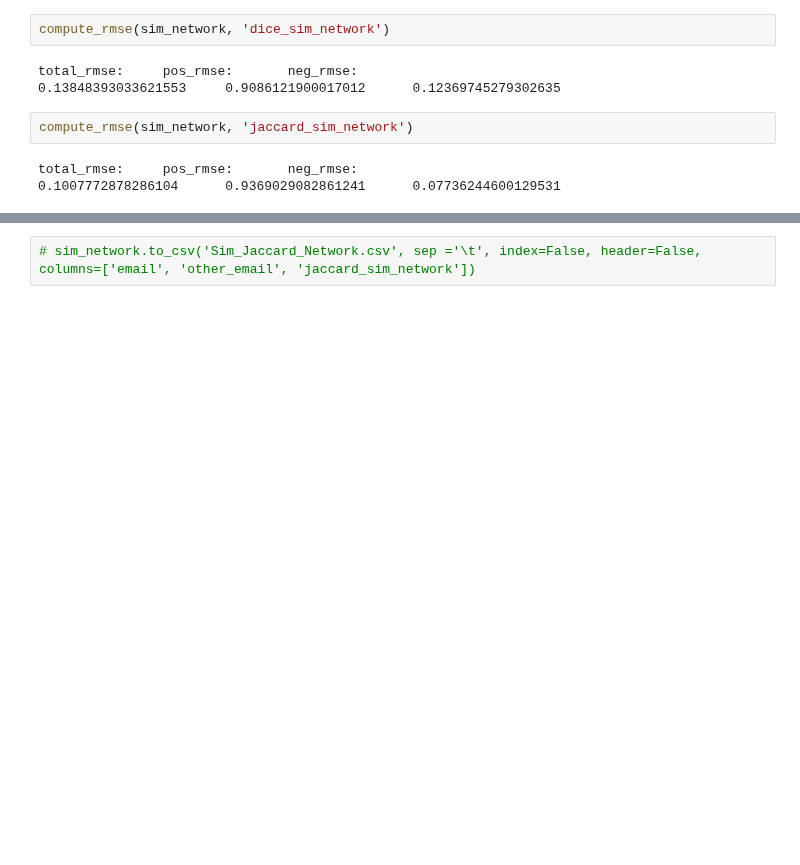
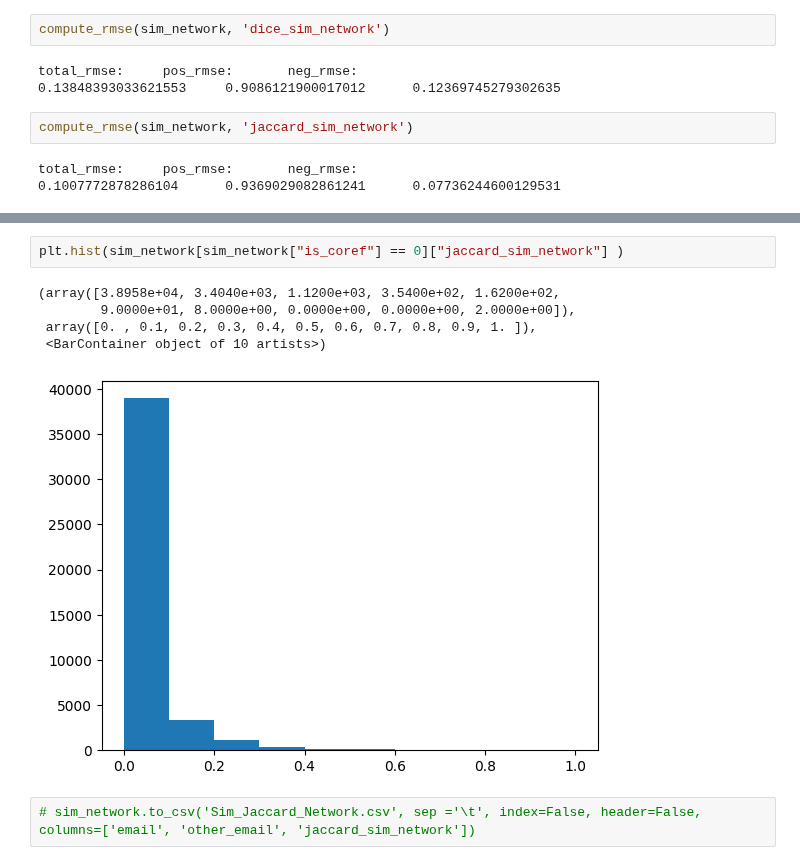
Before and after one commit to linqs/collective-graph-identification, a Jupyter notebook: scripts/Data Refactor.ipynb, the cells around one changed output, grey strips where cells are left out. Saved outputs shown, nothing was run; the diff lists cells and outputs as text; blank space fills up the shorter version.

```diff
--- a/scripts/Data Refactor.ipynb
+++ b/scripts/Data Refactor.ipynb
@@ -1002,2 +989,10 @@ sim_network
+# %%
+plt.hist(sim_network[sim_network["is_coref"] == 0]["jaccard_sim_network"] )
+# %% [output]
+(array([3.8958e+04, 3.4040e+03, 1.1200e+03, 3.5400e+02, 1.6200e+02,
+        9.0000e+01, 8.0000e+00, 0.0000e+00, 0.0000e+00, 2.0000e+00]),
+ array([0. , 0.1, 0.2, 0.3, 0.4, 0.5, 0.6, 0.7, 0.8, 0.9, 1. ]),
+ <BarContainer object of 10 artists>)
+[figure, added]
 # %%
 # sim_network.to_csv('Sim_Jaccard_Network.csv', sep ='\t', index=False, header=False, columns=['email', 'other_email', 'jaccard_sim_network'])
```
Also changed, not shown: parts of 3 cells of this notebook.
